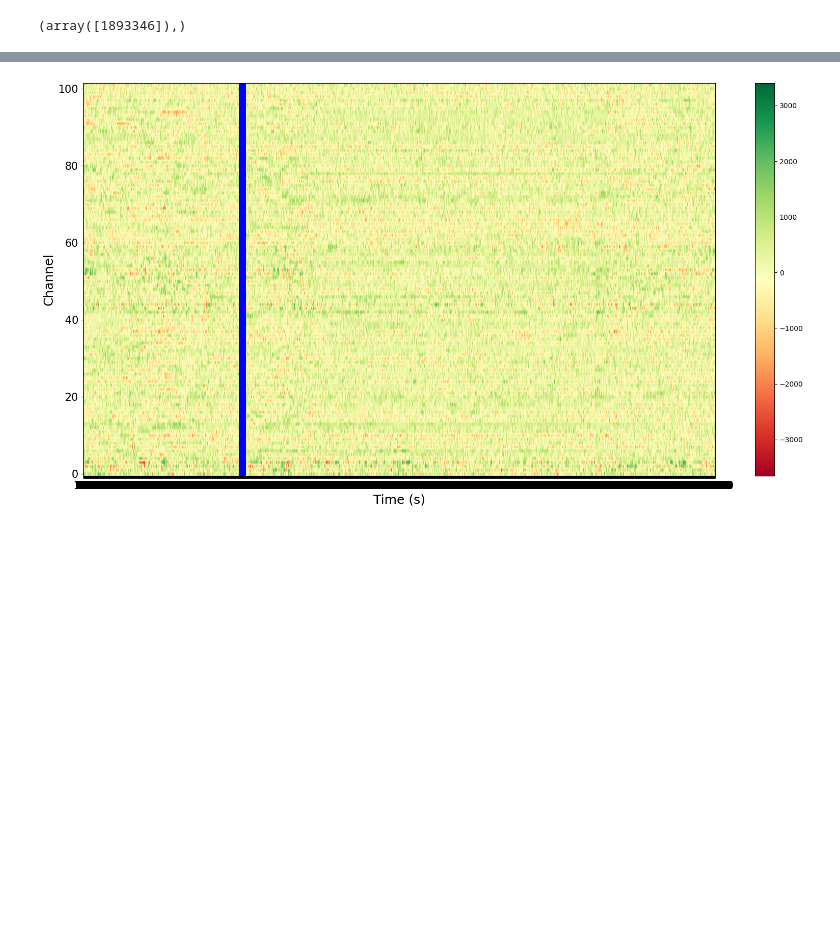
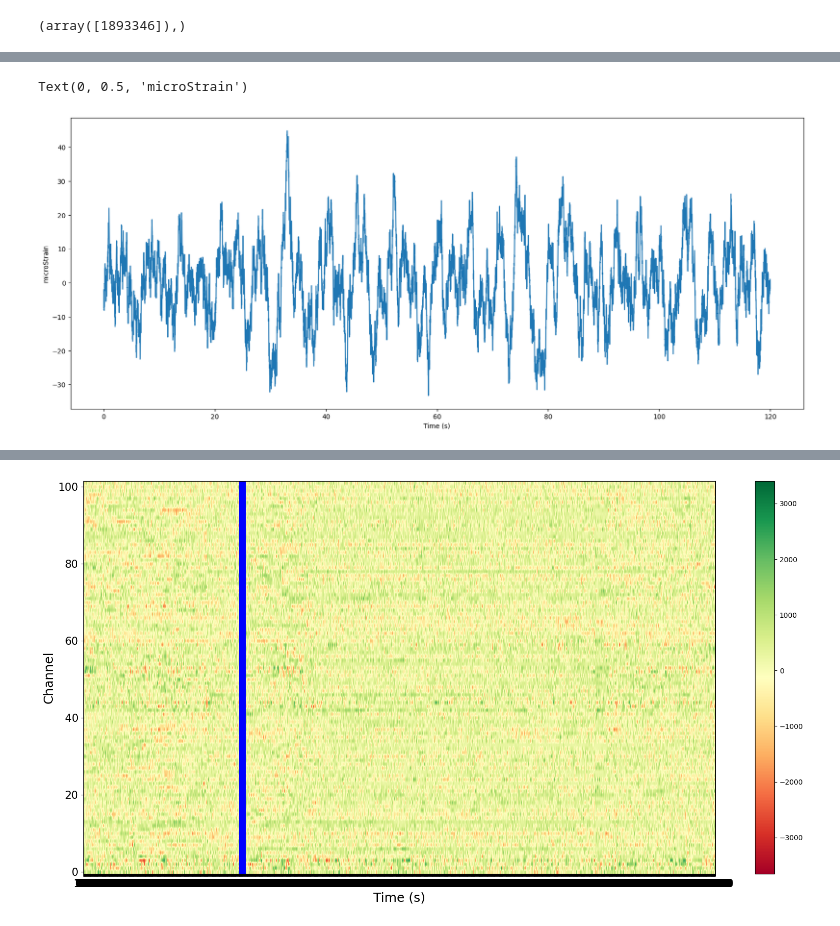
Before and after one commit to jamesterryxu/oklahoma-wind-turbine, a Jupyter notebook: python/das-wrapping.ipynb, the cells around one changed output, grey strips where cells are left out. Cells and saved outputs as stored; diff of their text form; code cells hidden in the pictures; blank space fills up the shorter version.

```diff
--- a/python/das-wrapping.ipynb
+++ b/python/das-wrapping.ipynb
@@ -92,3 +99,26 @@ Text(0, 0.5, 'microStrain')
+# %%
+begin_time_point = 0
+end_time_point = 12000
+
+nyquist_freq = 0.5*100
+normal_cutoff = .1 / nyquist_freq
+b,a, = butter(2,normal_cutoff,btype='high')
+
+
+
+fig,axs = plt.subplots(1,1,figsize=(20,8))
+axs.plot(np.linspace(0,nt/100,nt)[begin_time_point:end_time_point],filtfilt(b,a,np.unwrap(test_corrected[begin_time_point:end_time_point])))
+# axs.plot(np.linspace(0,nt/100,nt)[begin_time_point:end_time_point],filtfilt(b,a,strain_brake[4,:][begin_time_point:end_time_point]))
+# axs.plot(np.linspace(0,nt/100,nt)[begin_time_point:end_time_point],test_corrected[begin_time_point:end_time_point])
+# axs.plot(np.linspace(0,nt/100,nt)[begin_time_point:end_time_point],strain_brake[4,begin_time_point:end_time_point])
+
+# axs.plot(np.linspace(0,nt/5000,nt)[begin_time_point:end_time_point],np.unwrap(test_corrected[begin_time_point:end_time_point]))
+# axs.plot(np.linspace(0,nt/5000,nt)[begin_time_point:end_time_point],test_corrected[begin_time_point:end_time_point])
+axs.set_xlabel('Time (s)')
+axs.set_ylabel('microStrain')
+# %% [output]
+Text(0, 0.5, 'microStrain')
+[figure, added]
 # %%
 fft = np.fft.rfft(test_corrected)
 psd = np.abs(fft)**2
```
Also changed, not shown: parts of 10 cells of this notebook, 2 other files.
